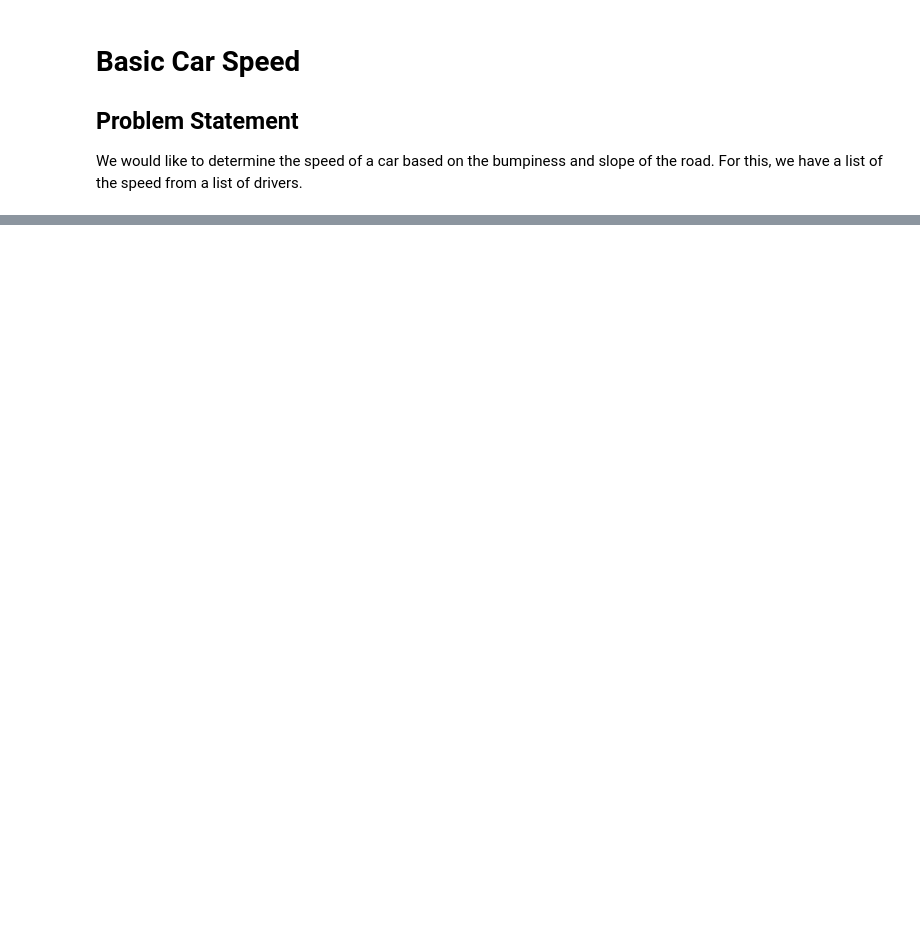
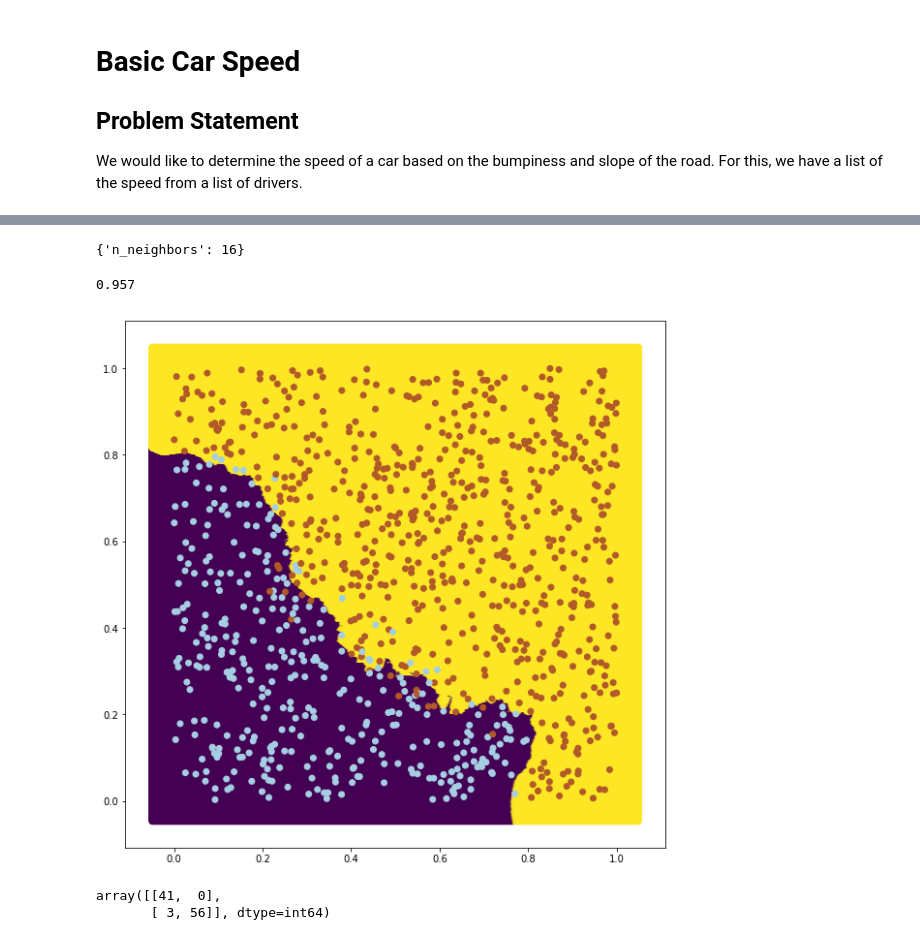
Before and after one commit to macomino/SVM-Trees, a Jupyter notebook: Classification - Basic Car Speed.ipynb, the cells around one changed output, grey strips where cells are left out. Saved outputs shown, nothing was run; the diff lists cells and outputs as text; code cells hidden in the pictures; blank space fills up the shorter version.

```diff
--- a/Classification - Basic Car Speed.ipynb
+++ b/Classification - Basic Car Speed.ipynb
@@ -31,0 +87,7 @@ def draw(clf,X,y,h=0.05):
+# %%
+from sklearn.model_selection import GridSearchCV
+reg = GridSearchCV(KNeighborsClassifier(),
+                   param_grid={"n_neighbors":range(4,100)}, cv=5,
+                   scoring="accuracy")
+# %%
+reg.fit(X,y)
@@ -31,0 +103,12 @@ def draw(clf,X,y,h=0.05):
+# %%
+reg.best_params_
+# %% [output]
+{'n_neighbors': 16}
+# %%
+reg.best_score_
+# %% [output]
+0.957
+# %%
+draw(reg.best_estimator_, X, y, 0.01)
+# %% [output]
+[figure, added]
@@ -31,0 +119,6 @@ def draw(clf,X,y,h=0.05):
+# %%
+conf = confusion_matrix(y_test, regk.predict(X_test))
+conf
+# %% [output]
+array([[41,  0],
+       [ 3, 56]], dtype=int64)
```
Also changed, not shown: parts of 38 cells of this notebook, 7 other files.
